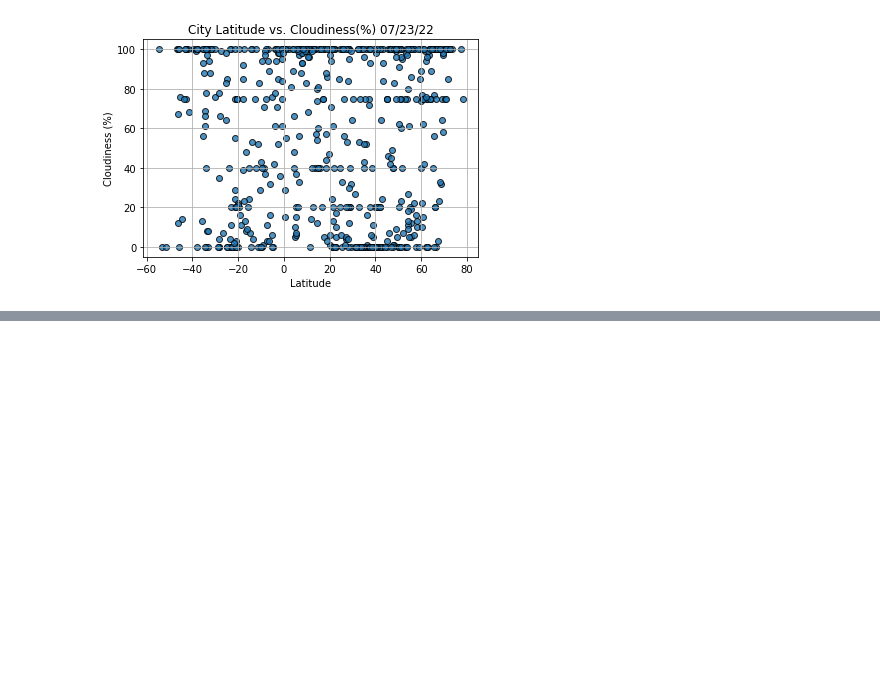
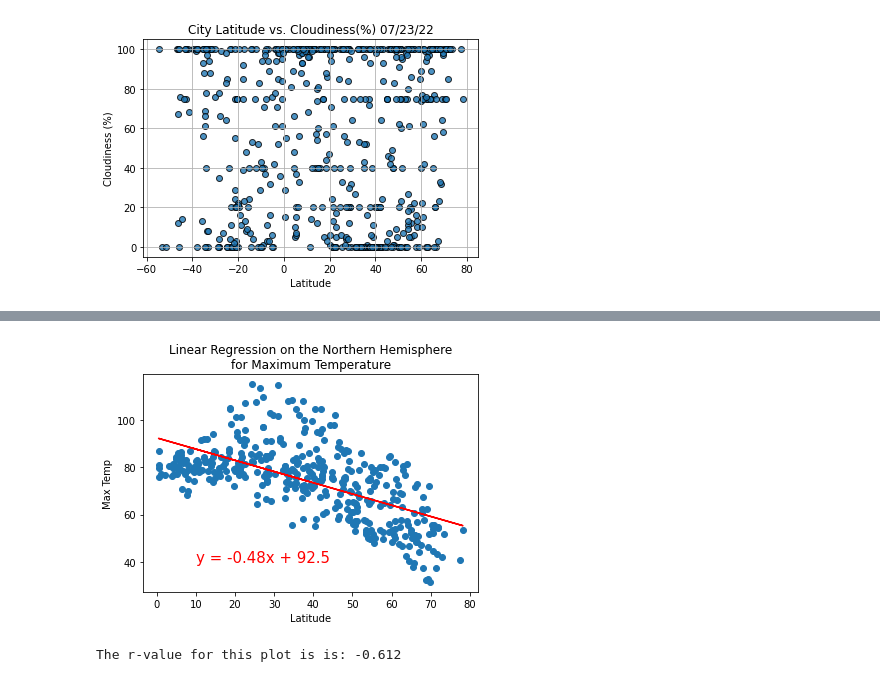
Before and after one commit to scottwesley31/World_Weather_Analysis, a Jupyter notebook: WeatherPy.ipynb, the cells around one changed output, grey strips where cells are left out. Drawn from its saved outputs; the diff is of its cells as text; code cells hidden in the pictures; blank space fills up the shorter version.

```diff
--- a/WeatherPy.ipynb
+++ b/WeatherPy.ipynb
@@ -263,0 +355,21 @@ SyntaxError: EOL while scanning string literal (748744046.py, line 9)
+# %%
+# Create Northern and Suthern Hemisphere DataFrames.
+northern_hemi_df = city_data_df.loc[(city_data_df["Lat"] >= 0)]
+southern_hemi_df = city_data_df.loc[(city_data_df["Lat"] < 0)]
+# %%
+# Linear regression on the Northern Hemisphere for max temp
+x_values = northern_hemi_df["Lat"]
+y_values = northern_hemi_df["Max Temp"]
+
+# Call the function.
+plot_linear_regression(x_values, y_values,
+                      'Linear Regression on the Northern Hemisphere\nfor Maximum Temperature', 'Max Temp', (10,40))
+
+# Perform linear regression.
+(slope, intercept, r_value, p_value, std_err) = linregress(x_values, y_values)
+
+# Print the r-value for this plot.
+print(f"The r-value for this plot is is: {r_value:.3f}")
+# %% [output]
+[figure, added]
+The r-value for this plot is is: -0.612
```
Also changed, not shown: parts of 13 cells of this notebook, 1 other file.
